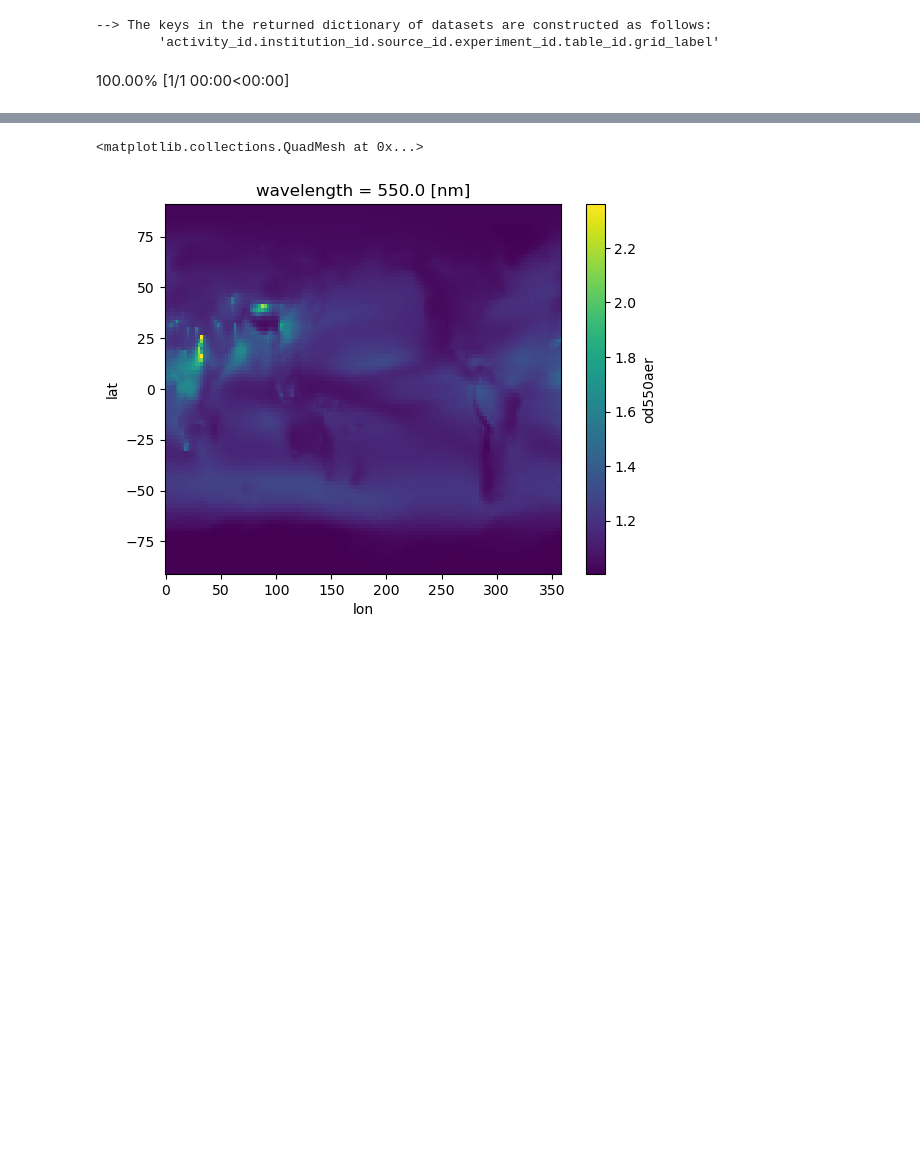
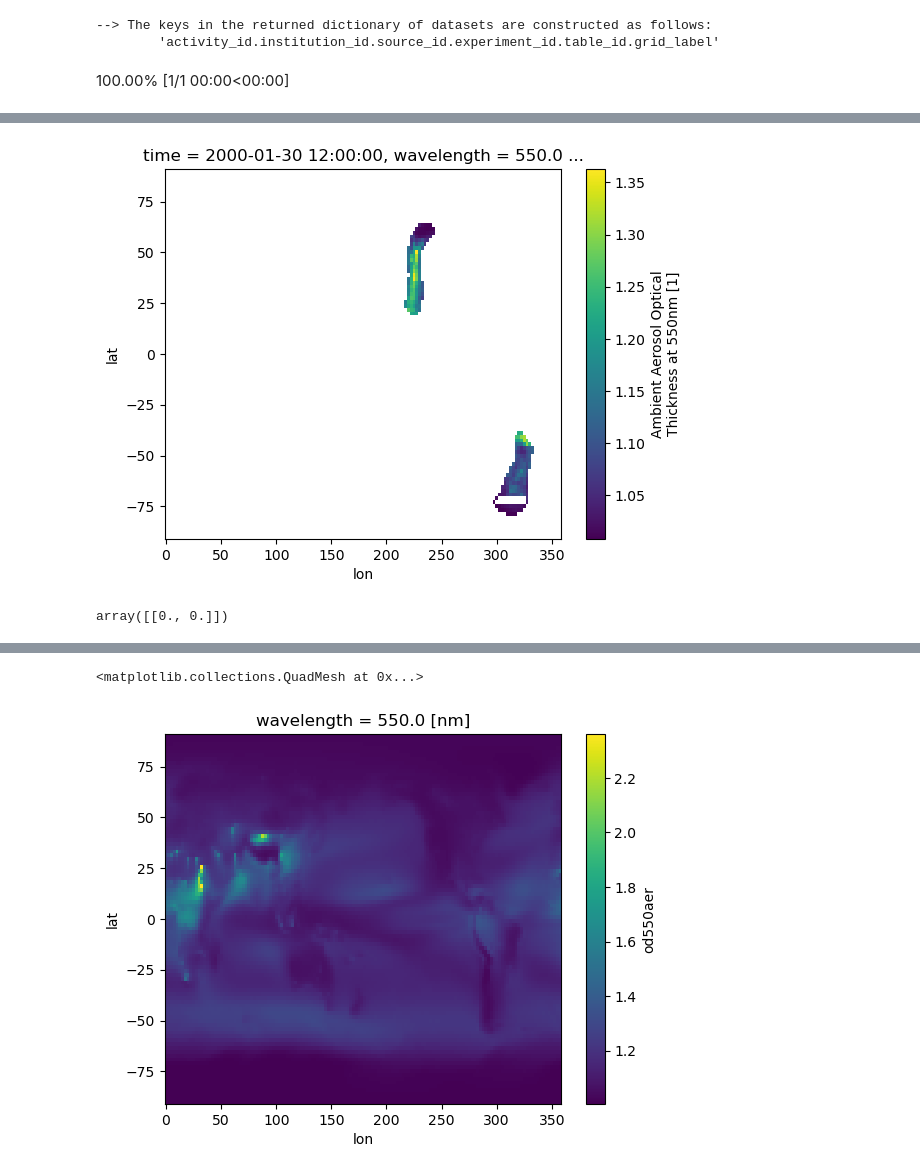
Before and after one commit to eScience-course/Tjaernoe2022-group5, a Jupyter notebook: notebooks/Julia/AR_compare_2020.ipynb, the cells around one changed output, grey strips where cells are left out. Drawn from its saved outputs; the diff is of its cells as text; code cells hidden in the pictures; blank space fills up the shorter version.

```diff
--- a/notebooks/Julia/AR_compare_2020.ipynb
+++ b/notebooks/Julia/AR_compare_2020.ipynb
@@ -186 +206,9 @@ aod_hist = xr.merge([hist1_aod, hist2_aod])
+# %%
+ll = xr.plot.pcolormesh(aod_hist.where(ar_hist.ivt==True).sel(time='2000-01-30').od550aer.squeeze())
+# %% [output]
+[figure, added]
+# %%
+ll.get_offsets()
+# %% [output]
+array([[0., 0.]])
 # %%
```
Also changed, not shown: parts of 9 cells of this notebook, 1 other file.
